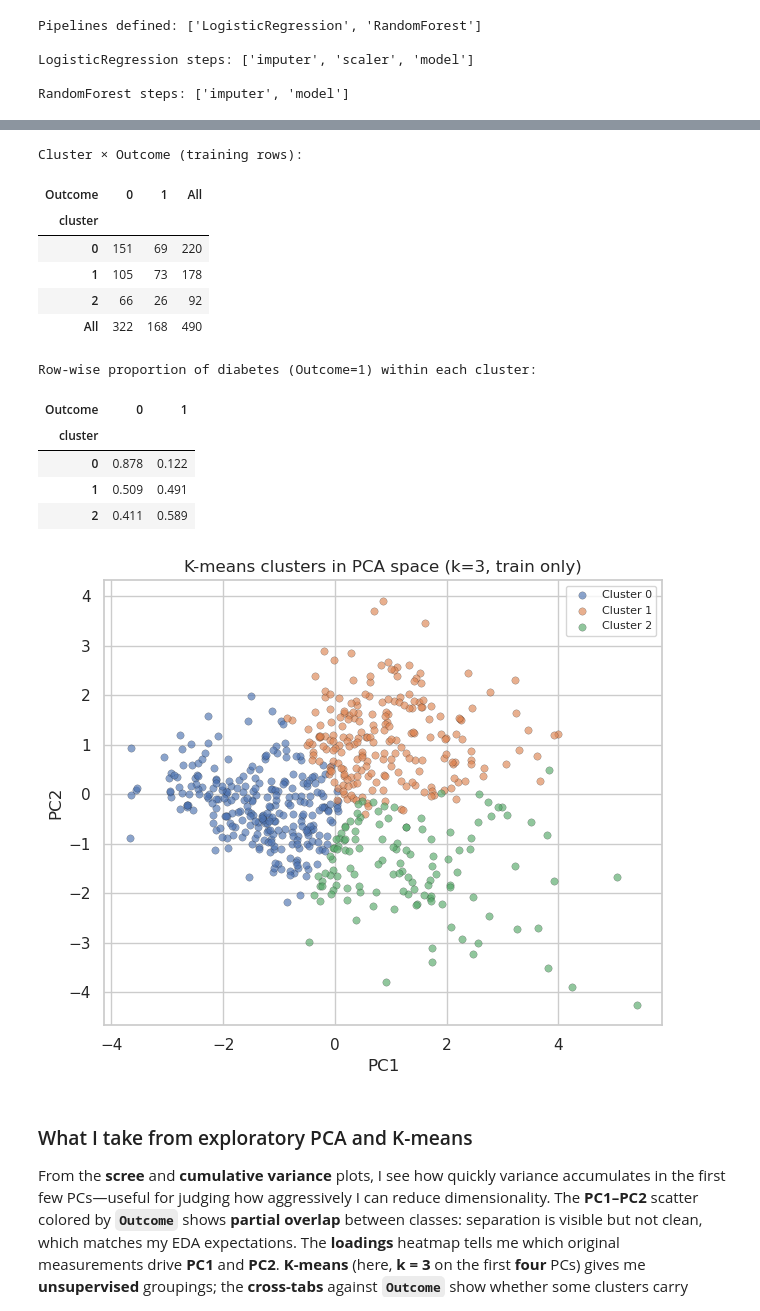
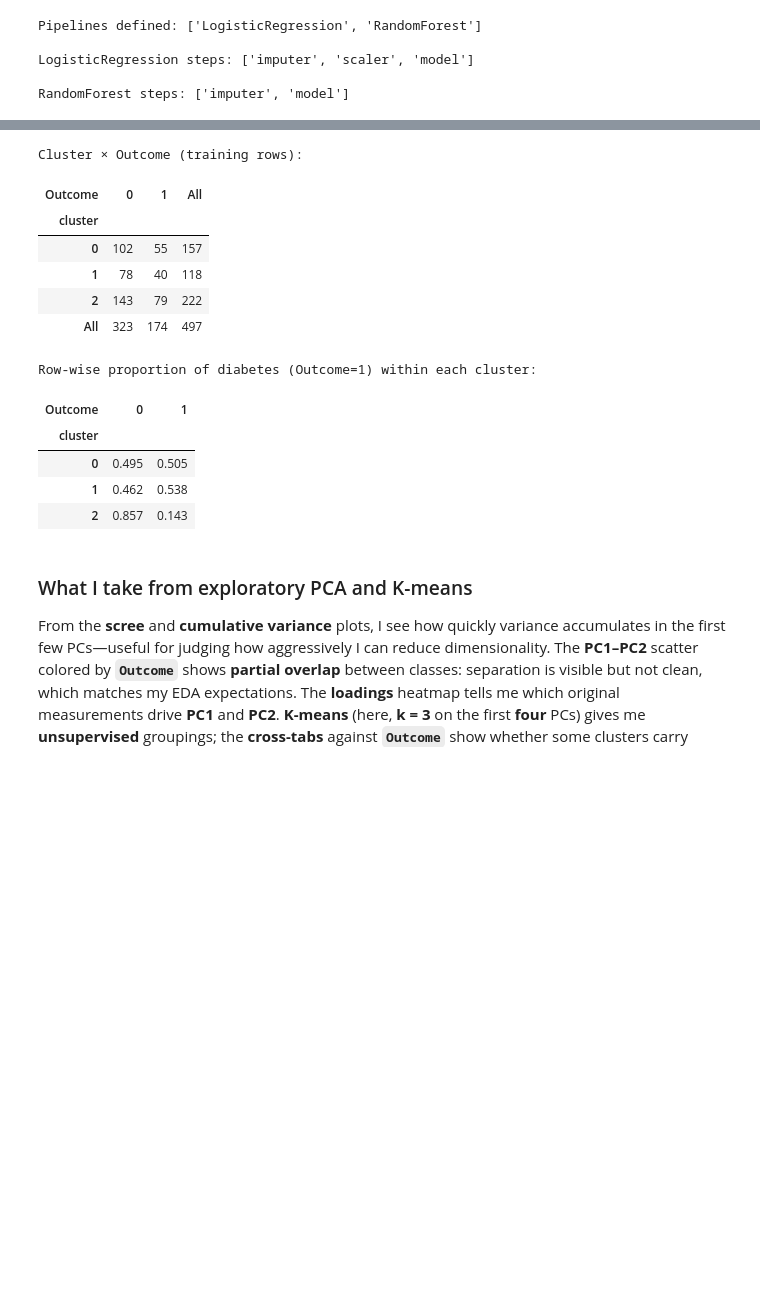
Before and after one commit to PeterMangoro/dataScience, a Jupyter notebook: assignments/GDP/pima_diabetes_assignment2.ipynb, the cells around one changed output, grey strips where cells are left out. Drawn from its saved outputs; the diff is of its cells as text; code cells hidden in the pictures; blank space fills up the shorter version.

```diff
--- a/assignments/GDP/pima_diabetes_assignment2.ipynb
+++ b/assignments/GDP/pima_diabetes_assignment2.ipynb
@@ -353,8 +345,9 @@ I hold out **20%** of the rows as a **stratified** test set (`X_test`, `y_test`)
 # %%
-RANDOM_STATE = 42
+RANDOM_STATE = 9
 TEST_SIZE = 0.20
 N_SPLITS = 5
 
+# stratify=y: train and test keep similar diabetes prevalence (stabilizes AUC / class metrics on small test n).
 X_train, X_test, y_train, y_test = train_test_split(
     X,
     y,
@@ -363,6 +356,7 @@ X_train, X_test, y_train, y_test = train_test_split(
     random_state=RANDOM_STATE,
 )
 
+# StratifiedKFold: each CV validation fold preserves ~the same class mix as the training pool.
 cv = StratifiedKFold(n_splits=N_SPLITS, shuffle=True, random_state=RANDOM_STATE)
 
 print("Train shape:", X_train.shape, "| Test shape:", X_test.shape)
@@ -877,60 +890,40 @@ Cumulative variance by k (train):
 # %%
 from sklearn.cluster import KMeans
 
 # K-means in a small PCA subspace (train only; PCs from the exploratory PCA above)
 n_pc_kmeans = 4
 X_train_pc_km = X_train_pca_all[:, :n_pc_kmeans]
 
 k_clusters = 3
 km = KMeans(n_clusters=k_clusters, random_state=RANDOM_STATE, n_init=10)
 cluster_train = km.fit_predict(X_train_pc_km)
 
 ct = pd.crosstab(
     pd.Series(cluster_train, name="cluster"),
     y_train.rename("Outcome"),
     margins=True,
 )
 print("Cluster × Outcome (training rows):")
 display(ct)
 
 prop = pd.crosstab(cluster_train, y_train, normalize="index").round(3)
 prop.index.name = "cluster"
 print("\nRow-wise proportion of diabetes (Outcome=1) within each cluster:")
 display(prop)
-
-fig, ax = plt.subplots(figsize=(6.5, 5.5))
-for cl in range(k_clusters):
-    m = cluster_train == cl
-    ax.scatter(
-        X_train_pca_all[m, 0],
-        X_train_pca_all[m, 1],
-        s=28,
-        alpha=0.65,
-        label=f"Cluster {cl}",
-        edgecolors="k",
-        linewidths=0.2,
-    )
-ax.set_xlabel("PC1")
-ax.set_ylabel("PC2")
-ax.set_title("K-means clusters in PCA space (k=3, train only)")
-ax.legend(loc="best", fontsize=8)
-fig.tight_layout()
-plt.show()
 # %% [output]
 Cluster × Outcome (training rows):
 | Outcome | 0 | 1 | All |
 | cluster |  |  |  |
-| 0 | 151 | 69 | 220 |
-| 1 | 105 | 73 | 178 |
-| 2 | 66 | 26 | 92 |
-| All | 322 | 168 | 490 |
+| 0 | 102 | 55 | 157 |
+| 1 | 78 | 40 | 118 |
+| 2 | 143 | 79 | 222 |
+| All | 323 | 174 | 497 |
 Row-wise proportion of diabetes (Outcome=1) within each cluster:
 | Outcome | 0 | 1 |
 | cluster |  |  |
-| 0 | 0.878 | 0.122 |
-| 1 | 0.509 | 0.491 |
-| 2 | 0.411 | 0.589 |
+| 0 | 0.495 | 0.505 |
+| 1 | 0.462 | 0.538 |
+| 2 | 0.857 | 0.143 |
-[figure, removed]
 # %% [markdown]
 ### What I take from exploratory PCA and K-means
 
```
Also changed, not shown: parts of 40 cells of this notebook.
